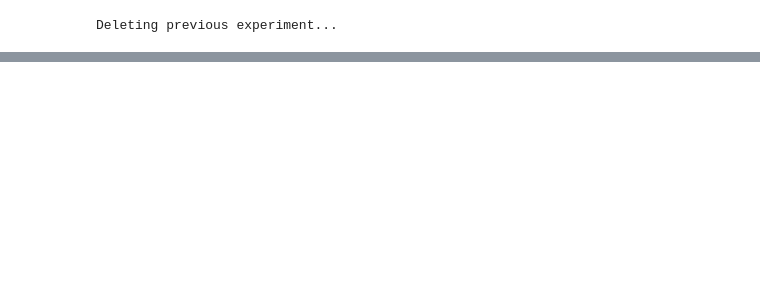
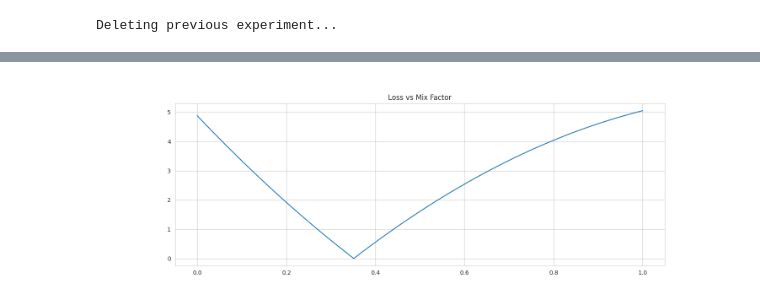
Before and after one commit to aisynth/diffmoog, a Jupyter notebook: visualization_notebooks/optimization analysis/saw_square_osc/visualize_loss_surface_single_saw_square_osc.ipynb, the cells around one changed output, grey strips where cells are left out. Cells and saved outputs as stored; diff of their text form; code cells hidden in the pictures; blank space fills up the shorter version.

```diff
--- a/visualization_notebooks/optimization analysis/saw_square_osc/visualize_loss_surface_single_saw_square_osc.ipynb
+++ b/visualization_notebooks/optimization analysis/saw_square_osc/visualize_loss_surface_single_saw_square_osc.ipynb
@@ -120,6 +101,7 @@ min_val = 0
 max_val = 1
 n_steps = 1000
 
-loss_vals, param_range = calc_loss_vs_param_range(param_name, cell_index, min_val=min_val, max_val=max_val, n_steps=n_steps)
+loss_vals, param_range = calc_loss_vs_param_range(synth, target_param_dict, target_signal, loss_handler,
+                                                  param_name, cell_index, min_val=min_val, max_val=max_val, n_steps=n_steps)
 plot_loss_vs_param(param_range, loss_vals, title='Loss vs Mix Factor')
 # %% [output]
@@ -128,3 +108,4 @@ plot_loss_vs_param(param_range, loss_vals, title='Loss vs Mix Factor')
+[figure, added]
 # %%
 spec_op = Spectrogram(n_fft=512)
 
```
Also changed, not shown: parts of 10 cells of this notebook, 4 other files.
